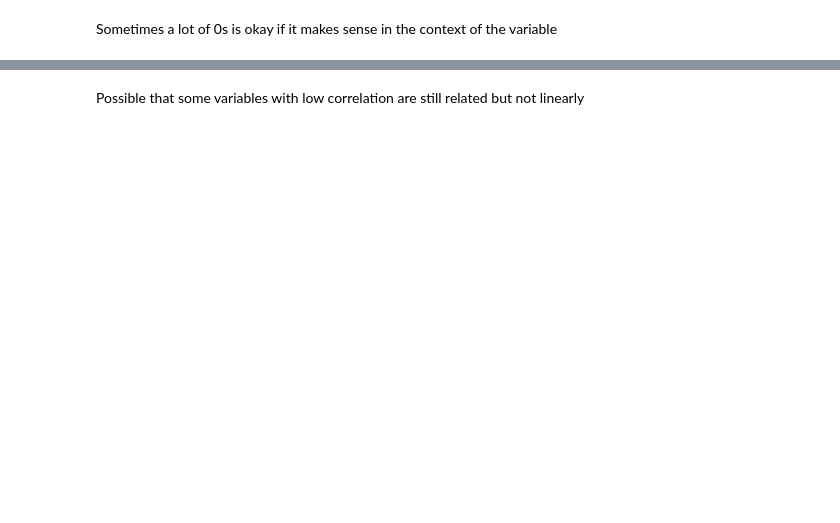
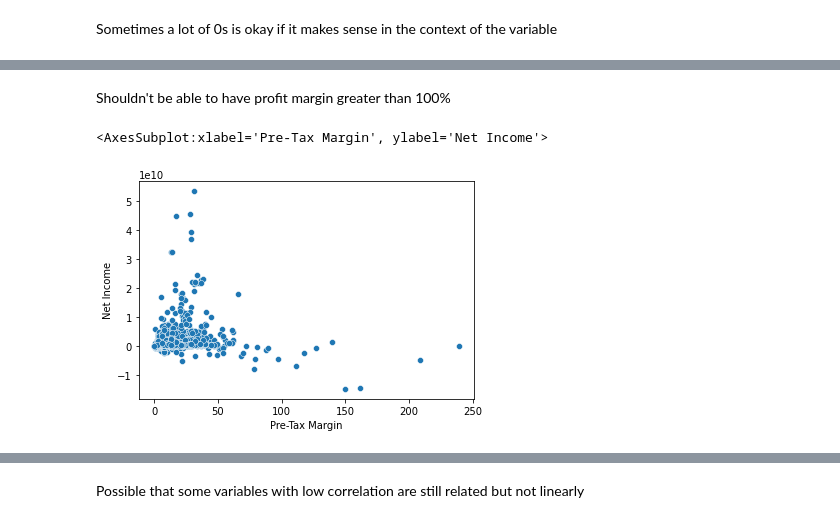
Before and after one commit to sarahhsu1301/STAT-303-2, a Jupyter notebook: Project.ipynb, the cells around one changed output, grey strips where cells are left out. Drawn from its saved outputs; the diff is of its cells as text; code cells hidden in the pictures; blank space fills up the shorter version.

```diff
--- a/Project.ipynb
+++ b/Project.ipynb
@@ -171,0 +160,7 @@ Year doesn't have much of a significant effect on net income
+# %% [markdown]
+Shouldn't be able to have profit margin greater than 100%
+# %%
+sns.scatterplot(x = 'Pre-Tax Margin', y = 'Net Income', data = train)
+# %% [output]
+<AxesSubplot:xlabel='Pre-Tax Margin', ylabel='Net Income'>
+[figure, added]
```
Also changed, not shown: parts of 30 cells of this notebook.
